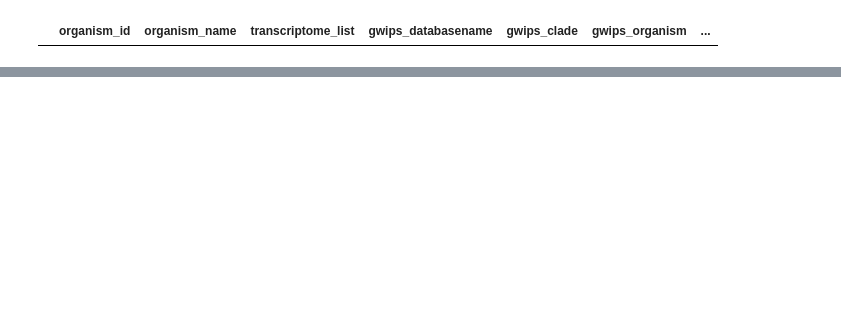
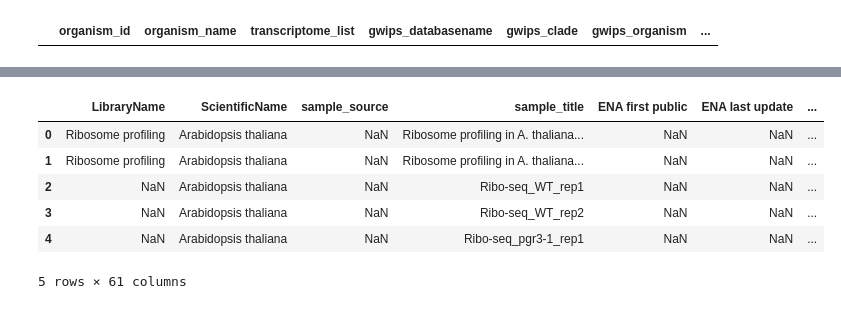
Before and after one commit to riboseqorg/RiboSeqOrg-DataPortal, a Jupyter notebook: scripts/file_matching.ipynb, the cells around one changed output, grey strips where cells are left out. Drawn from its saved outputs; the diff is of its cells as text; code cells hidden in the pictures; blank space fills up the shorter version.

```diff
--- a/scripts/file_matching.ipynb
+++ b/scripts/file_matching.ipynb
@@ -83,3 +74,5 @@ with open('/home/jack/projects/RiboSeqOrg-DataPortal/data/trips_model.tsv', 'w')
 organisms[organisms['organism_id'] == 15]
 # %% [output]
 |  | organism_id | organism_name | transcriptome_list | gwips_databasename | gwips_clade | gwips_organism | ... |
+# %%
+df = pd.read_csv("/home/jack/projects/RiboSeqOrg-DataPortal/data/standardized_columns_with_original.csv")
@@ -85,0 +98,34 @@ organisms[organisms['organism_id'] == 15]
+# %%
+clean_rows = []
+for _, row in df.iterrows():
+    if str(row['TISSUE_st']) not in ['nan', "NA", '']:
+        row['TISSUE'] = row['TISSUE_st']
+    elif str(row['CELL_LINE_st']) in ['nan', "NA", '']:
+        row['CELL_LINE'] = 'NA'
+    elif str(row['INHIBITOR_st']) not in ['nan', "NA", '']:
+        row['INHIBITOR'] = row['INHIBITOR_st']
+    elif str(row['CONDITION_st']) not in ['nan', "NA", '']:
+        row['CONDITION'] = row['CONDITION_st']
+    elif str(row['REPLICATE_st']) not in ['nan', "NA", '']:
+        row['REPLICATE'] = row['REPLICATE_st']
+    elif str(row['LIBRARYTYPE_st']) not in ['nan', "NA", '']:
+        row['LIBRARYTYPE'] = row['LIBRARYTYPE_st']
+    elif str(row['FRACTION_st']) not in ['nan', "NA", '']:
+        row['FRACTION'] = row['FRACTION_st']
+    elif str(row['TIMEPOINT_st']) not in ['nan', "NA", '']:
+        row['TIMEPOINT'] = row['TIMEPOINT_st']
+    else:
+        continue
+    row.drop(['TISSUE_st', 'CELL_LINE_st', 'INHIBITOR_st', 'CONDITION_st', 'REPLICATE_st', 'LIBRARYTYPE_st', 'FRACTION_st', 'TIMEPOINT_st'], inplace=True)
+    clean_rows.append(row)
+
+clean_df = pd.DataFrame(clean_rows)
+clean_df.head()
+# %% [output]
+|  | LibraryName | ScientificName | sample_source | sample_title | ENA first public | ENA last update | ... |
+| 0 | Ribosome profiling | Arabidopsis thaliana | NaN | Ribosome profiling in A. thaliana... | NaN | NaN | ... |
+| 1 | Ribosome profiling | Arabidopsis thaliana | NaN | Ribosome profiling in A. thaliana... | NaN | NaN | ... |
+| 2 | NaN | Arabidopsis thaliana | NaN | Ribo-seq_WT_rep1 | NaN | NaN | ... |
+| 3 | NaN | Arabidopsis thaliana | NaN | Ribo-seq_WT_rep2 | NaN | NaN | ... |
+| 4 | NaN | Arabidopsis thaliana | NaN | Ribo-seq_pgr3-1_rep1 | NaN | NaN | ... |
+5 rows × 61 columns
```
Also changed, not shown: parts of 7 cells of this notebook, 2 other files.
